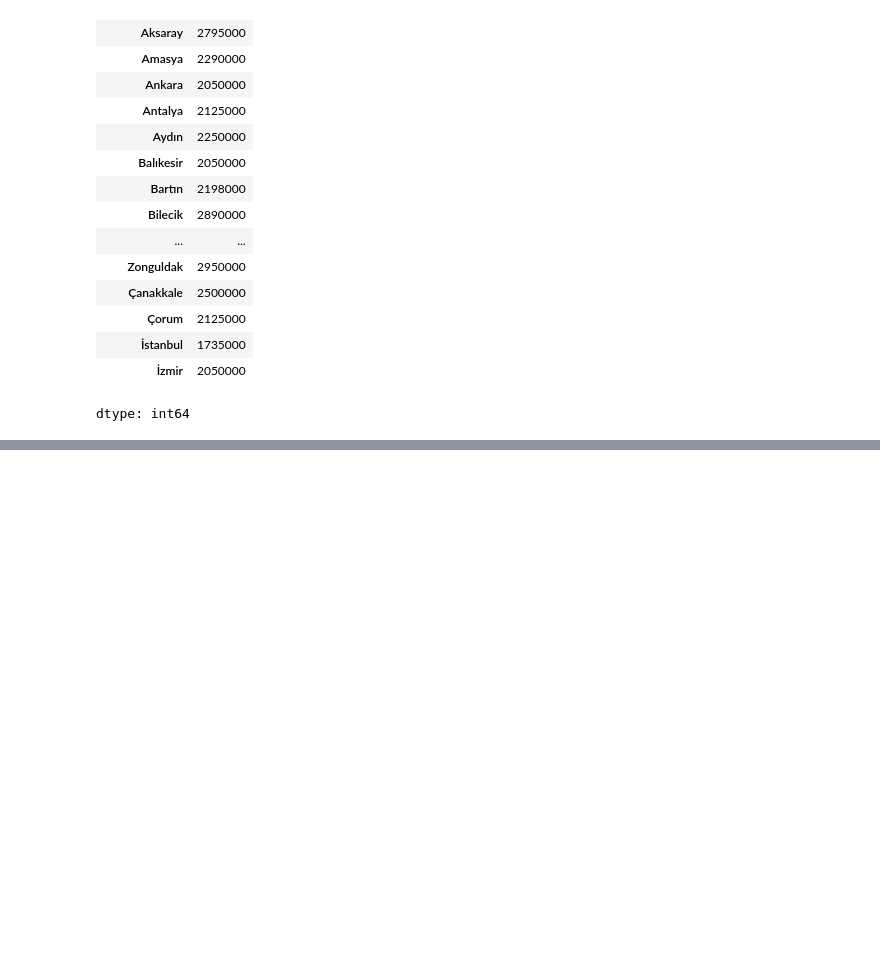
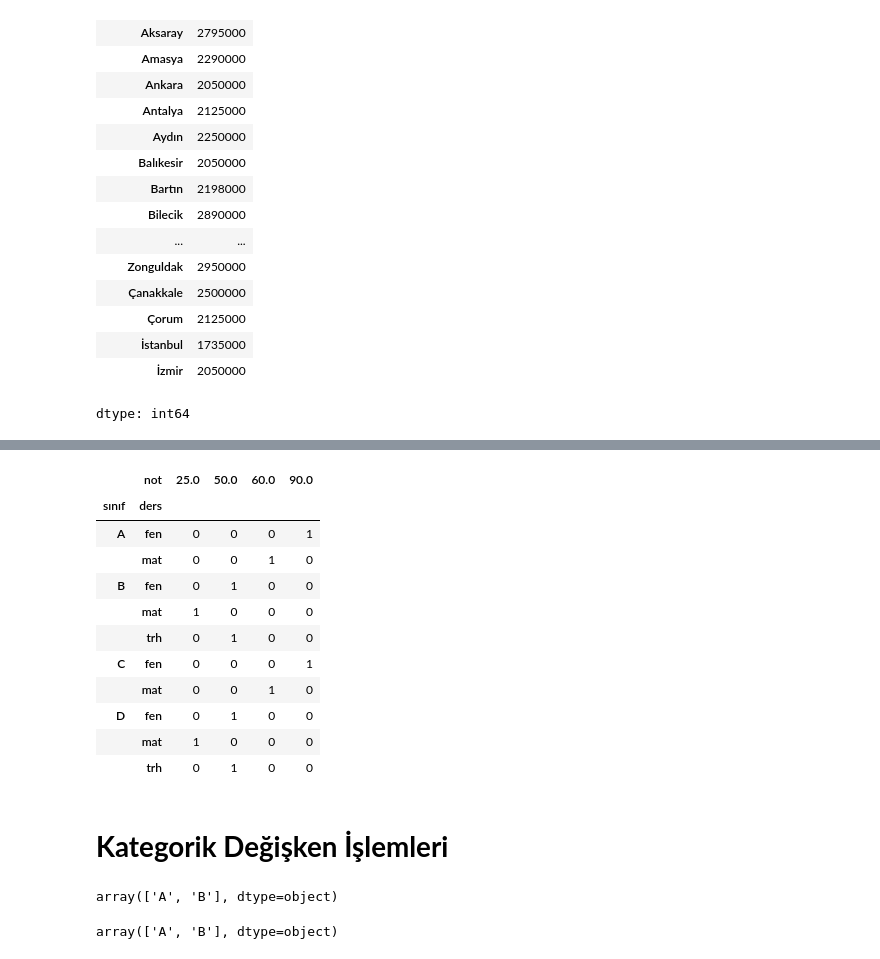
Before and after one commit to azem46/Python_Colab_Handbook, a Jupyter notebook: Python_Ders_16_2_Pandas_ipynb.ipynb, the cells around one changed output, grey strips where cells are left out. Drawn from its saved outputs; the diff is of its cells as text; code cells hidden in the pictures; blank space fills up the shorter version.

```diff
--- a/Python_Ders_16_2_Pandas_ipynb.ipynb
+++ b/Python_Ders_16_2_Pandas_ipynb.ipynb
@@ -972,0 +1292,17 @@ dtype: int64
+# %%
+pd.crosstab([tablo["sınıf"],tablo["ders"]],tablo['not'])
+# %% [output]
+|  | not | 25.0 | 50.0 | 60.0 | 90.0 |
+| sınıf | ders |  |  |  |  |
+| A | fen | 0 | 0 | 0 | 1 |
+|  | mat | 0 | 0 | 1 | 0 |
+| B | fen | 0 | 1 | 0 | 0 |
+|  | mat | 1 | 0 | 0 | 0 |
+|  | trh | 0 | 1 | 0 | 0 |
+| C | fen | 0 | 0 | 0 | 1 |
+|  | mat | 0 | 0 | 1 | 0 |
+| D | fen | 0 | 1 | 0 | 0 |
+|  | mat | 1 | 0 | 0 | 0 |
+|  | trh | 0 | 1 | 0 | 0 |
+# %% [markdown]
+# **Kategorik Değişken İşlemleri**
@@ -972,0 +1311,12 @@ dtype: int64
+# %%
+#verinin benzersiz değerlerini görmek için
+
+veri.unique()
+# %% [output]
+array(['A', 'B'], dtype=object)
+# %%
+#ya da
+
+pd.unique(veri)
+# %% [output]
+array(['A', 'B'], dtype=object)
```
Also changed, not shown: parts of 81 cells of this notebook.
